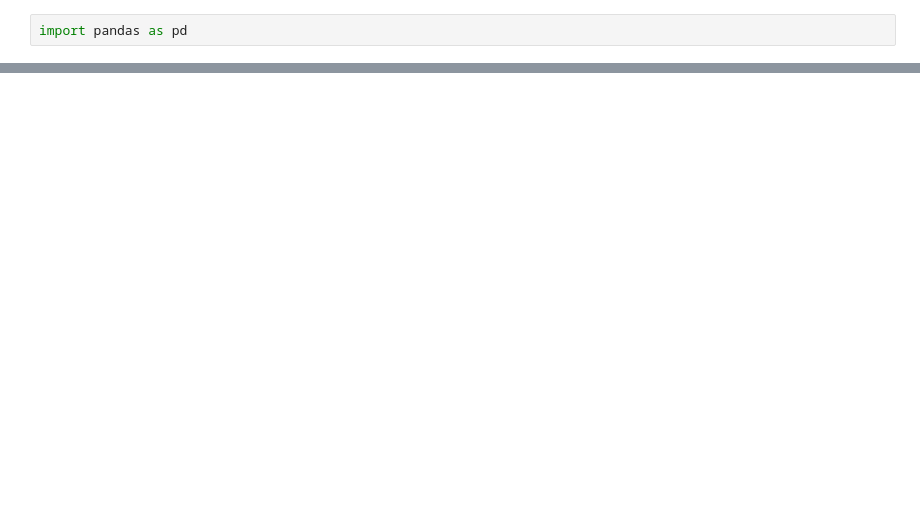
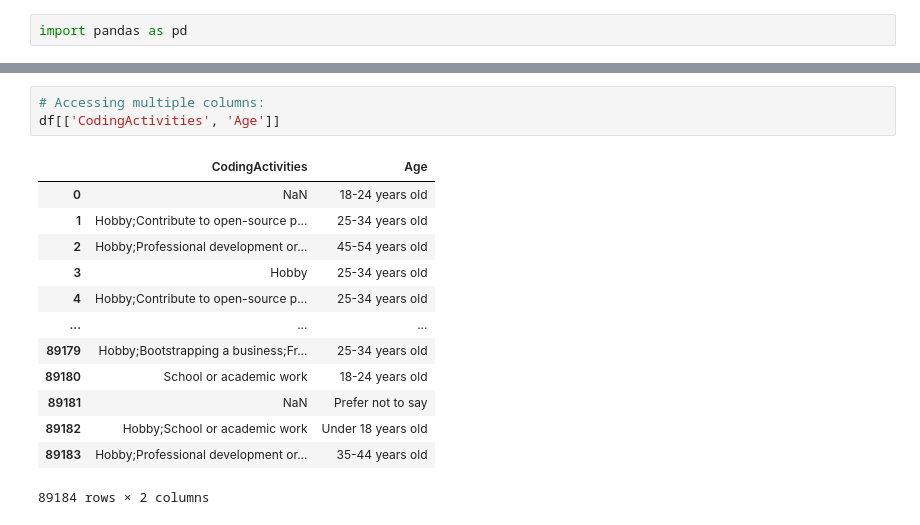
Before and after one commit to ammarlodhi255/data_analysis_with_pd, a Jupyter notebook: selecting_rows_and_cols.ipynb, the cells around one changed output, grey strips where cells are left out. Cells and saved outputs as stored; diff of their text form; blank space fills up the shorter version.

```diff
--- a/selecting_rows_and_cols.ipynb
+++ b/selecting_rows_and_cols.ipynb
@@ -17,0 +19,17 @@ df.head(5)
+# %%
+# Accessing multiple columns:
+df[['CodingActivities', 'Age']]
+# %% [output]
+|  | CodingActivities | Age |
+| 0 | NaN | 18-24 years old |
+| 1 | Hobby;Contribute to open-source p... | 25-34 years old |
+| 2 | Hobby;Professional development or... | 45-54 years old |
+| 3 | Hobby | 25-34 years old |
+| 4 | Hobby;Contribute to open-source p... | 25-34 years old |
+| ... | ... | ... |
+| 89179 | Hobby;Bootstrapping a business;Fr... | 25-34 years old |
+| 89180 | School or academic work | 18-24 years old |
+| 89181 | NaN | Prefer not to say |
+| 89182 | Hobby;School or academic work | Under 18 years old |
+| 89183 | Hobby;Professional development or... | 35-44 years old |
+89184 rows × 2 columns
```
Also changed, not shown: parts of 8 cells of this notebook.
